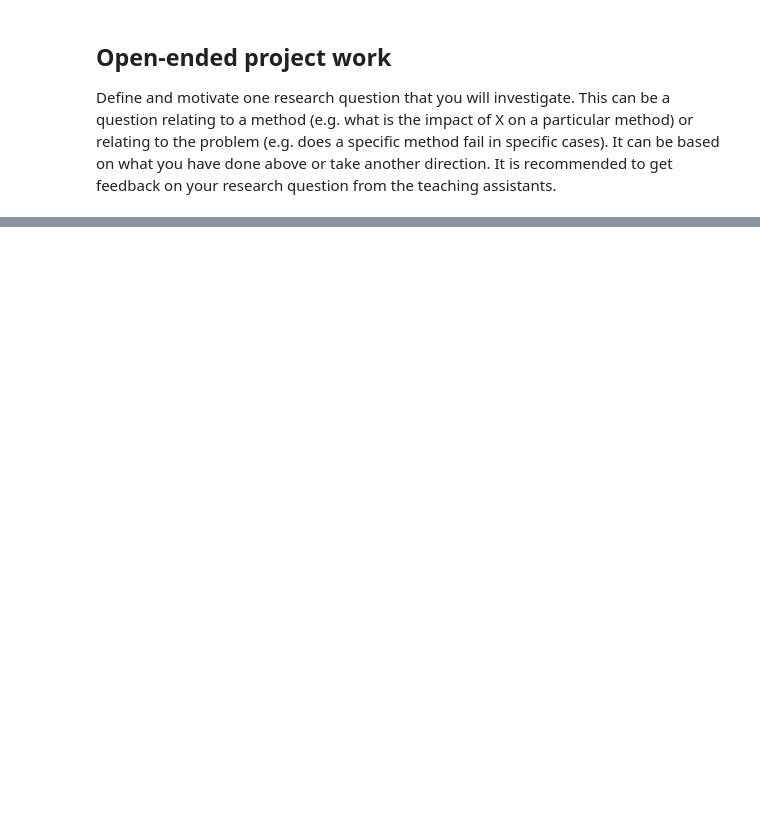
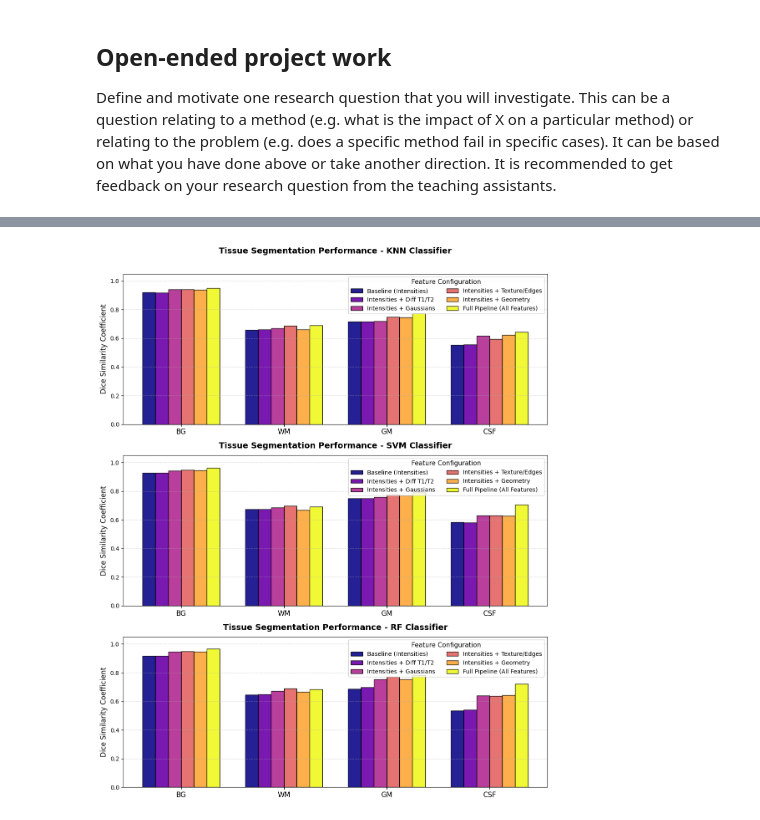
Before and after one commit to FrancescTUe/8BE030-MIA, a Jupyter notebook: reader/2.6_segmentation_project.ipynb, the cells around one changed output, grey strips where cells are left out. Drawn from its saved outputs; the diff is of its cells as text; code cells hidden in the pictures; blank space fills up the shorter version.

```diff
--- a/reader/2.6_segmentation_project.ipynb
+++ b/reader/2.6_segmentation_project.ipynb
@@ -1139,0 +1214,3 @@ It is recommended to get feedback on your research question from the teaching as
+# %%
+df_results = pd.DataFrame(ablation_records)
+display(df_results)
@@ -1139,0 +1298,52 @@ It is recommended to get feedback on your research question from the teaching as
+# %%
+classifiers = df_results["Classifier"].unique()
+feature_groups = df_results["Feature Group"].unique()
+
+target_classes = ["BG Dice", "WM Dice", "GM Dice", "CSF Dice"]
+classes = [cls for cls in target_classes if cls in df_results.columns]
+class_labels = [c.replace(" Dice", "") for c in classes]
+
+num_classifiers = len(classifiers)
+fig, axes = plt.subplots(num_classifiers, 1, figsize=(11, 4.5 * num_classifiers))
+
+if num_classifiers == 1:
+    axes = [axes]
+
+colors = plt.cm.get_cmap('plasma', len(feature_groups))(np.linspace(0, 0.85, len(feature_groups)))
+
+for idx, clf in enumerate(classifiers):
+    ax = axes[idx]
+
+    # Filter master data down to rows matching the current model
+    df_clf = df_results[df_results["Classifier"] == clf]
+
+    # Calculate adaptive bar widths based on the number of configurations running
+    x = np.arange(len(classes))
+    width = 0.75 / len(feature_groups)
+
+    # Plot side-by-side cluster bars for each group configuration
+    for g_idx, fg in enumerate(feature_groups):
+        row = df_clf[df_clf["Feature Group"] == fg]
+
+        if not row.empty:
+            scores = [row[cls].values[0] for cls in classes]
+
+            pos = x + (g_idx - (len(feature_groups) - 1) / 2) * width
+
+            clean_label = str(fg).replace("_", " ")
+            ax.bar(pos, scores, width, label=clean_label, color=colors[g_idx], edgecolor='black', alpha=0.9)
+
+    ax.set_title(f"Tissue Segmentation Performance - {clf} Classifier", fontsize=14, fontweight='bold', pad=35 if idx == 0 else 12)
+    ax.set_ylabel("Dice Similarity Coefficient", fontsize=12)
+    ax.set_xticks(x)
+    ax.set_xticklabels(class_labels, fontsize=12)
+    ax.set_ylim(0, 1.05)
+    ax.grid(axis='y', linestyle='--', alpha=0.5)
+
+    ax.legend(title="Feature Configuration", loc="upper right",
+            ncol=2, frameon=True, fontsize=10, title_fontsize=11)
+
+plt.tight_layout()
+plt.show()
+# %% [output]
+[figure, added]
```
Also changed, not shown: parts of 27 cells of this notebook.
